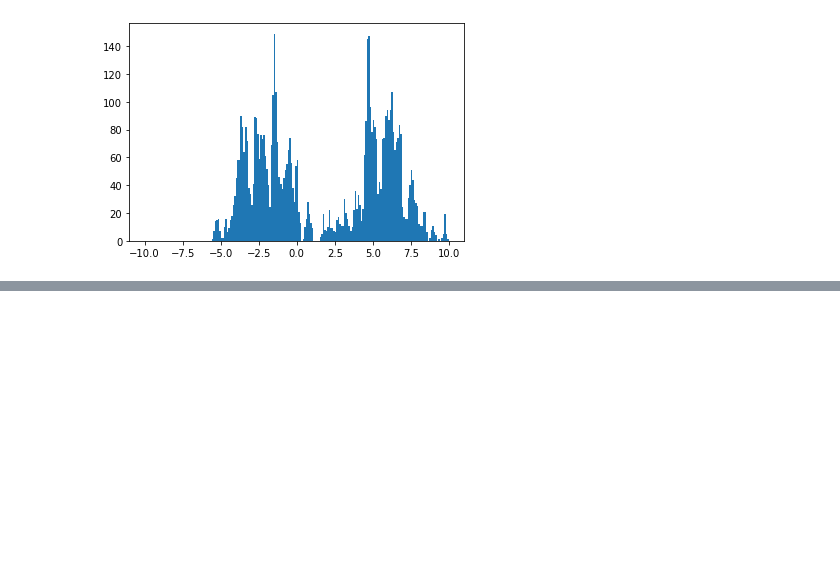
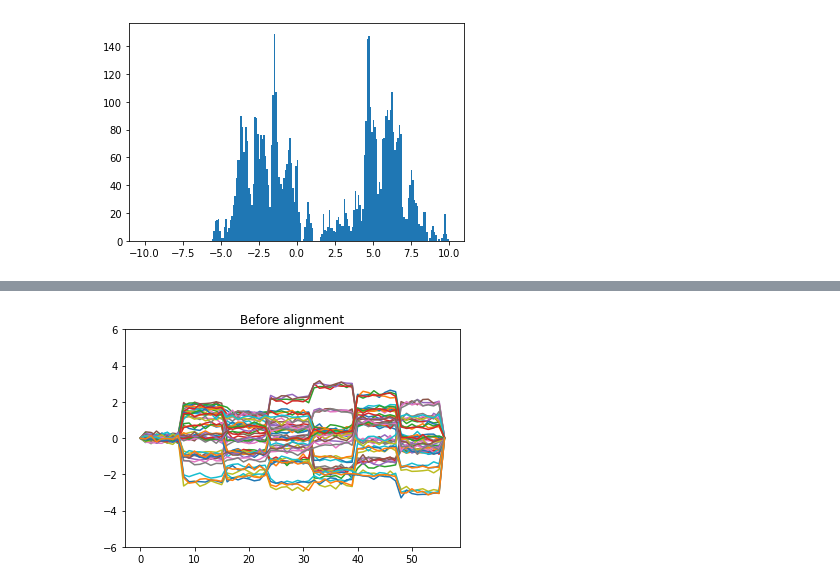
Before and after one commit to maximilianKoeper/melp, a Jupyter notebook: example_taft_v2.ipynb, the cells around one changed output, grey strips where cells are left out. Drawn from its saved outputs; the diff is of its cells as text; code cells hidden in the pictures; blank space fills up the shorter version.

```diff
--- a/example_taft_v2.ipynb
+++ b/example_taft_v2.ipynb
@@ -117,0 +99,22 @@ plt.show()
+# %%
+cal2 = {}
+for z_column in range(52):
+    dt_truth = [0]
+    for tile in range(0, 56):
+
+        tile_id = (200000 + z_column*56 + tile)
+
+        dt_tmp = (mu3e_detector.TileDetector.tile[tile_id].dt -
+                   mu3e_detector.TileDetector.tile[mu3e_detector.TileDetector.getNeighbour(tile_id, "up")].dt)
+        dt_truth.append(dt_truth[-1] + dt_tmp)
+
+    cal2[z_column] = np.array(dt_truth)
+# %%
+for z_column in cal2:
+    plt.plot(np.array(cal2[z_column], dtype=object))
+
+plt.ylim(-6,6)
+plt.title("Before alignment")
+plt.show()
+# %% [output]
+[figure, added]
```
Also changed, not shown: parts of 12 cells of this notebook, 1 other file.
